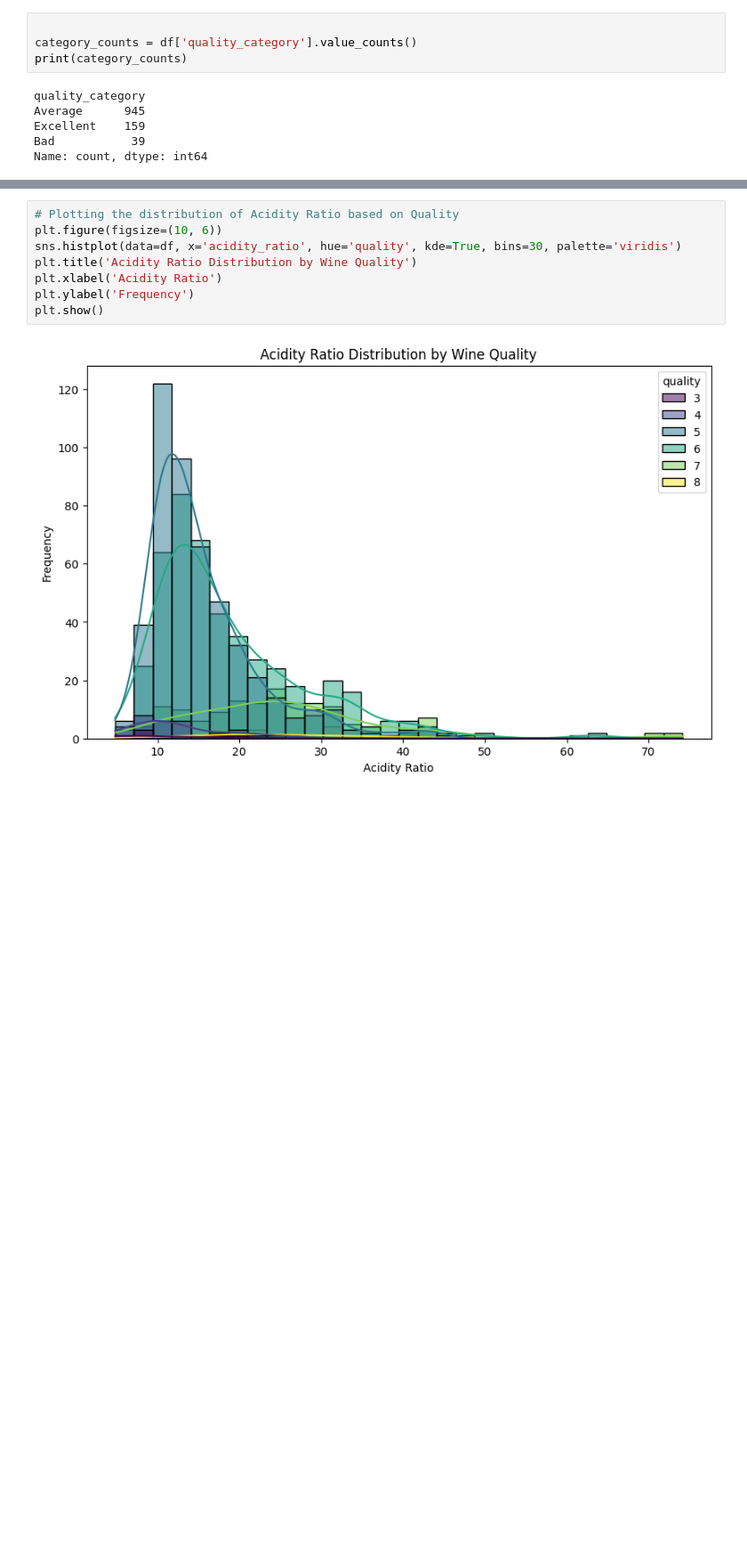
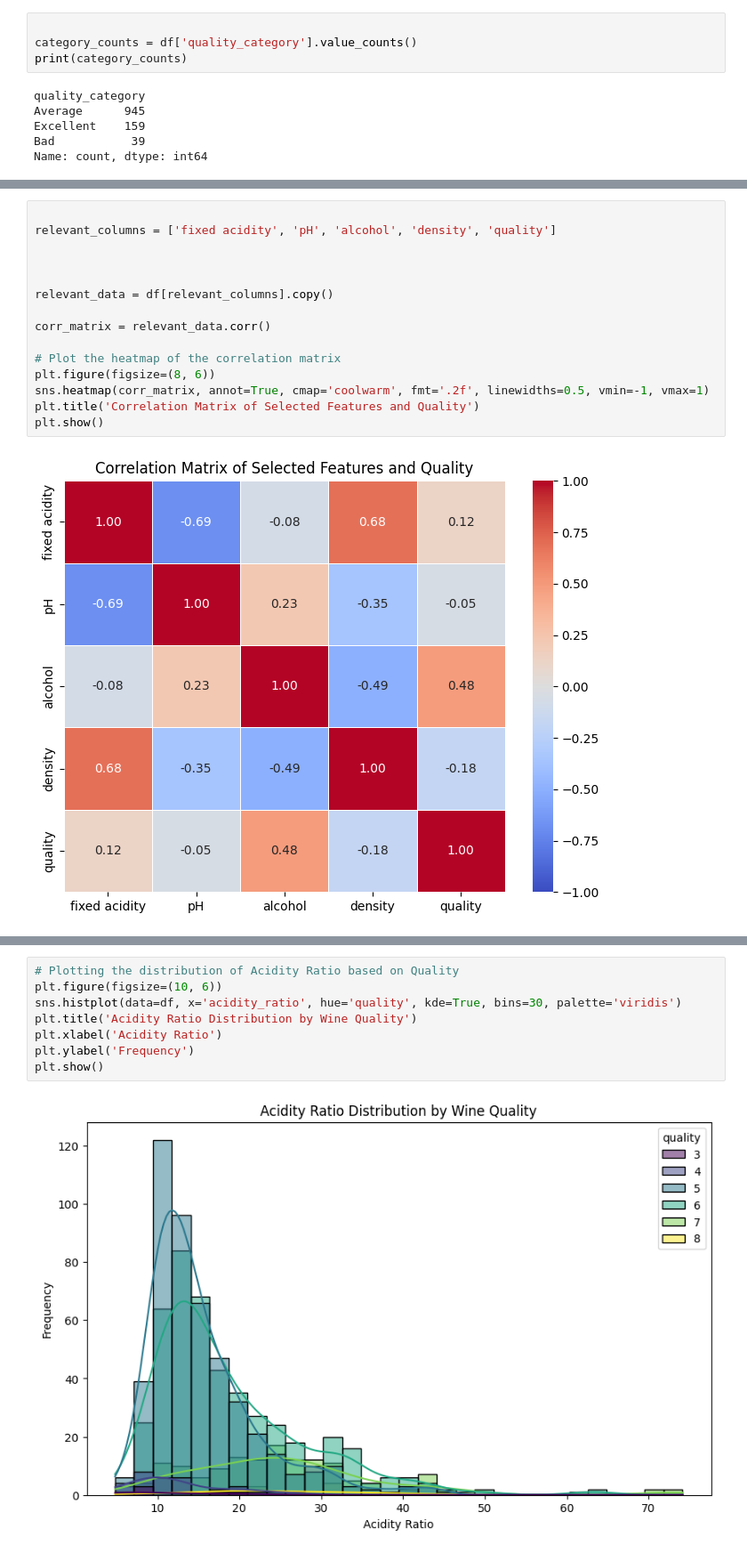
Before and after one commit to Manzilchalise/Project-fds-, a Jupyter notebook: project.ipynb, the cells around one changed output, grey strips where cells are left out. Shown at 89% size. Drawn from its saved outputs; the diff is of its cells as text; blank space fills up the shorter version.

```diff
--- a/project.ipynb
+++ b/project.ipynb
@@ -256,0 +171,17 @@ df['sugar_alcohol_ratio'] = df['residual sugar'] / df['alcohol']
+# %%
+
+relevant_columns = ['fixed acidity', 'pH', 'alcohol', 'density', 'quality']
+
+
+
+relevant_data = df[relevant_columns].copy()
+
+corr_matrix = relevant_data.corr()
+
+# Plot the heatmap of the correlation matrix
+plt.figure(figsize=(8, 6))
+sns.heatmap(corr_matrix, annot=True, cmap='coolwarm', fmt='.2f', linewidths=0.5, vmin=-1, vmax=1)
+plt.title('Correlation Matrix of Selected Features and Quality')
+plt.show()
+# %% [output]
+[figure, added]
```
Also changed, not shown: parts of 53 cells of this notebook.
